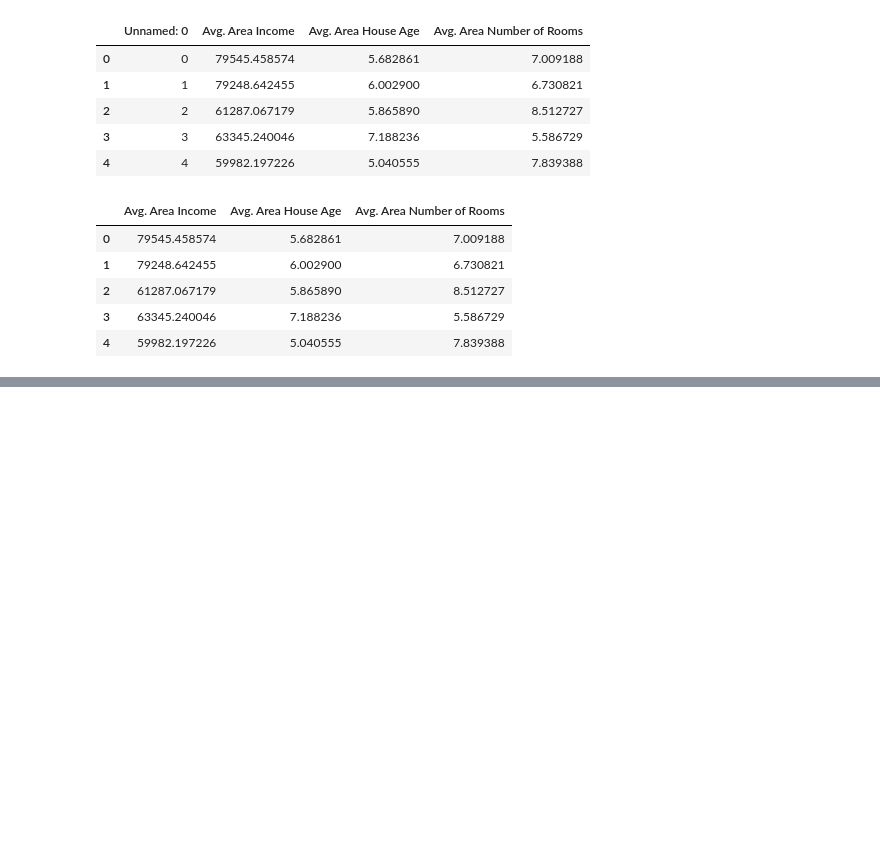
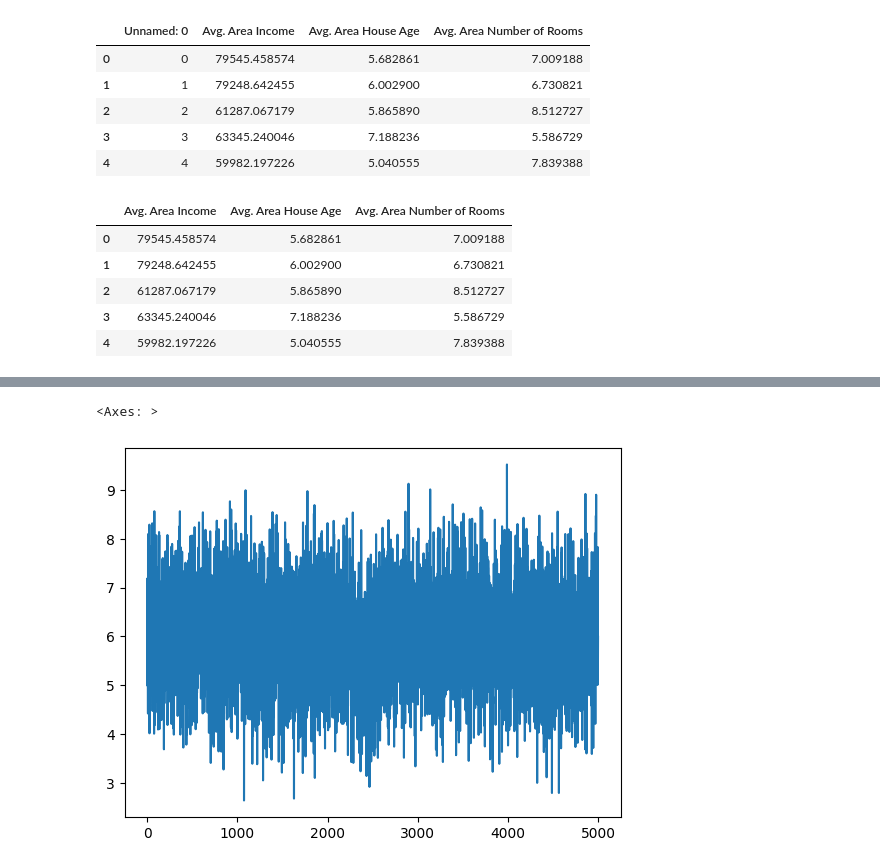
Before and after one commit to yeesem/Python, a Jupyter notebook: Pandas_Deep_Learning_Prerequisites.ipynb, the cells around one changed output, grey strips where cells are left out. Saved outputs shown, nothing was run; the diff lists cells and outputs as text; code cells hidden in the pictures; blank space fills up the shorter version.

```diff
--- a/Pandas_Deep_Learning_Prerequisites.ipynb
+++ b/Pandas_Deep_Learning_Prerequisites.ipynb
@@ -203,0 +235,5 @@ output.head()
+# %%
+df['Avg. Area House Age'].plot()
+# %% [output]
+<Axes: >
+[figure, added]
```
Also changed, not shown: parts of 7 cells of this notebook.
